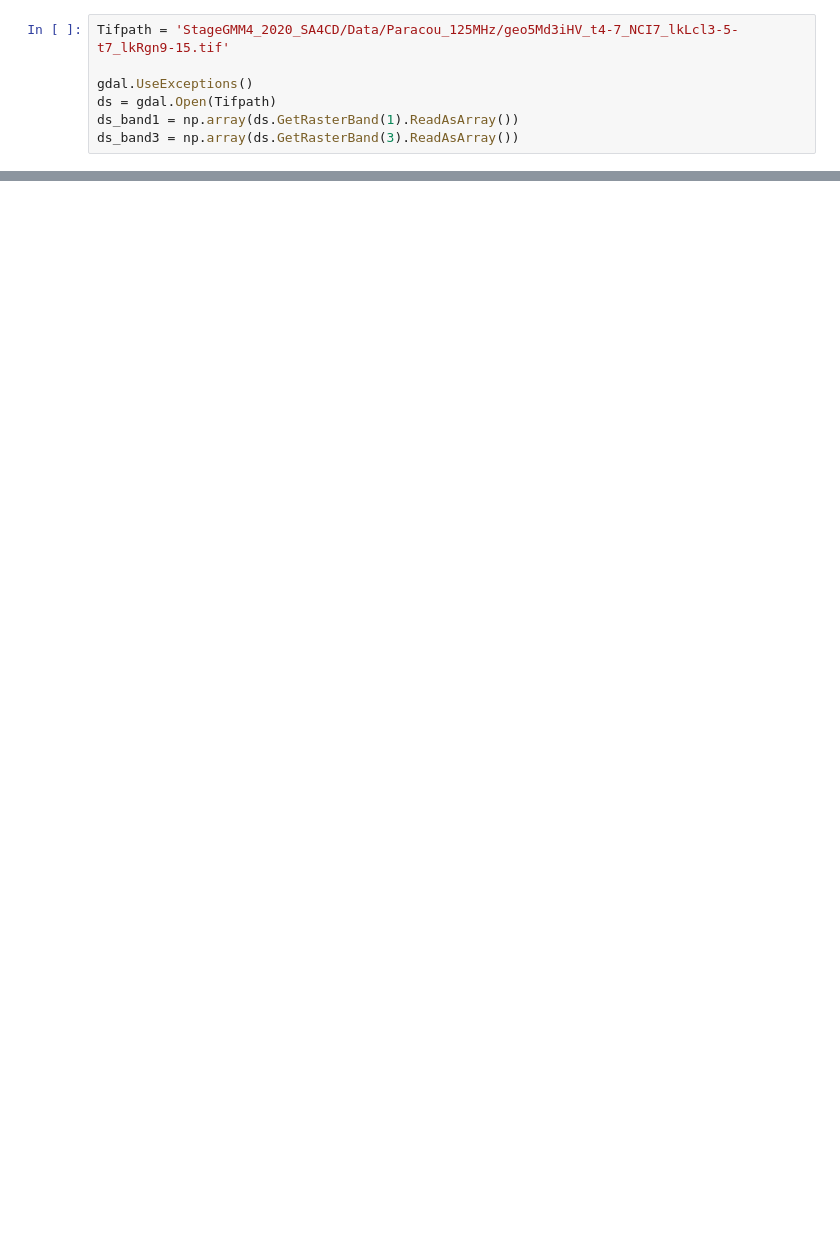
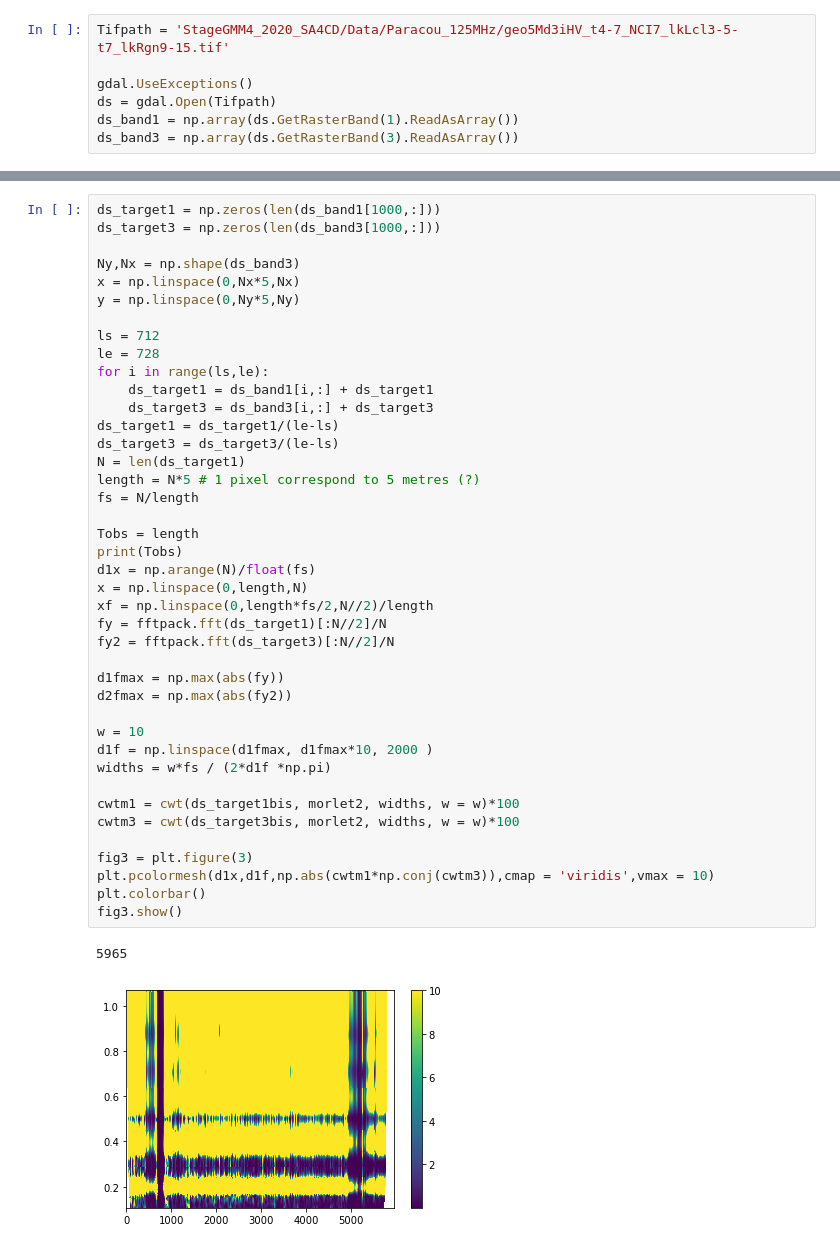
Before and after one commit to eobroets/CESBIO, a Jupyter notebook: test_lib.ipynb, the cells around one changed output, grey strips where cells are left out. Saved outputs shown, nothing was run; the diff lists cells and outputs as text; blank space fills up the shorter version.

```diff
--- a/test_lib.ipynb
+++ b/test_lib.ipynb
@@ -57,0 +103,44 @@ element1.cross_spectro(element3)
+# %%
+ds_target1 = np.zeros(len(ds_band1[1000,:]))
+ds_target3 = np.zeros(len(ds_band3[1000,:]))
+
+Ny,Nx = np.shape(ds_band3)
+x = np.linspace(0,Nx*5,Nx)
+y = np.linspace(0,Ny*5,Ny)
+
+ls = 712
+le = 728
+for i in range(ls,le):
+    ds_target1 = ds_band1[i,:] + ds_target1
+    ds_target3 = ds_band3[i,:] + ds_target3
+ds_target1 = ds_target1/(le-ls)
+ds_target3 = ds_target3/(le-ls)
+N = len(ds_target1)
+length = N*5 # 1 pixel correspond to 5 metres (?)
+fs = N/length
+
+Tobs = length
+print(Tobs)
+d1x = np.arange(N)/float(fs)
+x = np.linspace(0,length,N)
+xf = np.linspace(0,length*fs/2,N//2)/length
+fy = fftpack.fft(ds_target1)[:N//2]/N
+fy2 = fftpack.fft(ds_target3)[:N//2]/N
+
+d1fmax = np.max(abs(fy))
+d2fmax = np.max(abs(fy2))
+
+w = 10
+d1f = np.linspace(d1fmax, d1fmax*10, 2000 )
+widths = w*fs / (2*d1f *np.pi)
+
+cwtm1 = cwt(ds_target1bis, morlet2, widths, w = w)*100
+cwtm3 = cwt(ds_target3bis, morlet2, widths, w = w)*100
+
+fig3 = plt.figure(3)
+plt.pcolormesh(d1x,d1f,np.abs(cwtm1*np.conj(cwtm3)),cmap = 'viridis',vmax = 10)
+plt.colorbar()
+fig3.show()
+# %% [output]
+5965
+[figure, added]
```
Also changed, not shown: parts of 6 cells of this notebook, 1 other file.
